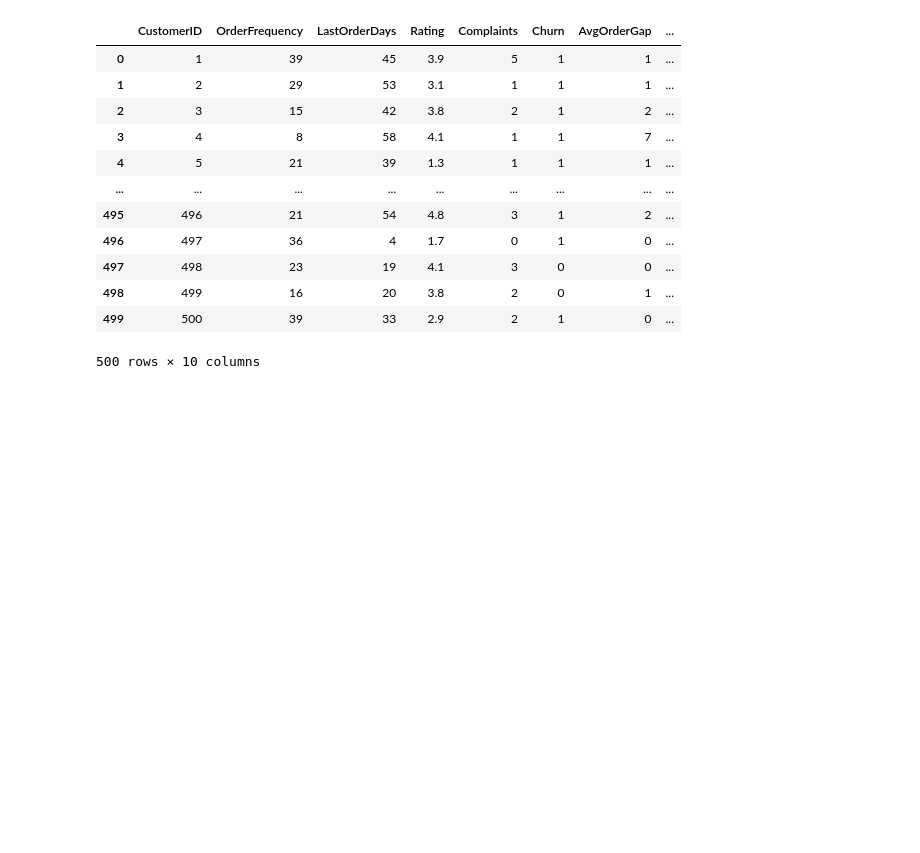
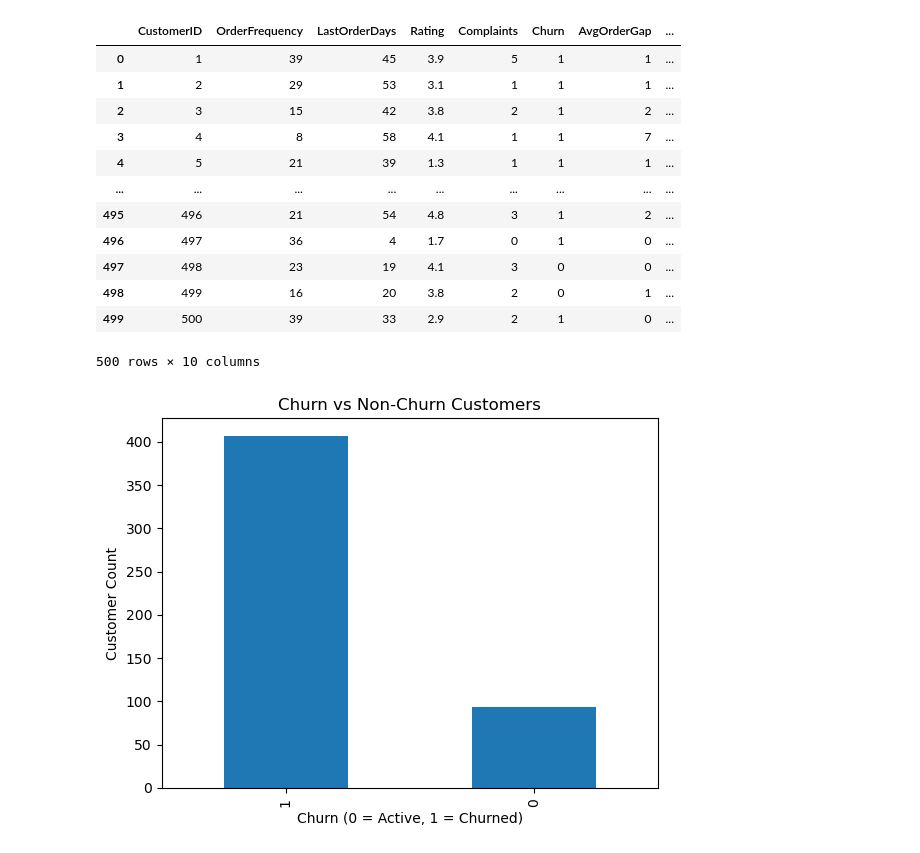
Before and after one commit to preeti-47/Data-analysis, a Jupyter notebook: temp/Zomota_retention.ipynb, the cells around one changed output. Saved outputs shown, nothing was run; the diff lists cells and outputs as text; code cells hidden in the pictures; blank space fills up the shorter version.

```diff
--- a/temp/Zomota_retention.ipynb
+++ b/temp/Zomota_retention.ipynb
@@ -159,3 +159,14 @@ df
 | 498 | 499 | 16 | 20 | 3.8 | 2 | 0 | 1 | ... |
 | 499 | 500 | 39 | 33 | 2.9 | 2 | 1 | 0 | ... |
 500 rows × 10 columns
+# %%
+import matplotlib.pyplot as plt
+
+plt.figure()
+df["Churn"].value_counts().plot(kind="bar")
+plt.title("Churn vs Non-Churn Customers")
+plt.xlabel("Churn (0 = Active, 1 = Churned)")
+plt.ylabel("Customer Count")
+plt.show()
+# %% [output]
+[figure, added]
```
Also changed, not shown: parts of 8 cells of this notebook.
